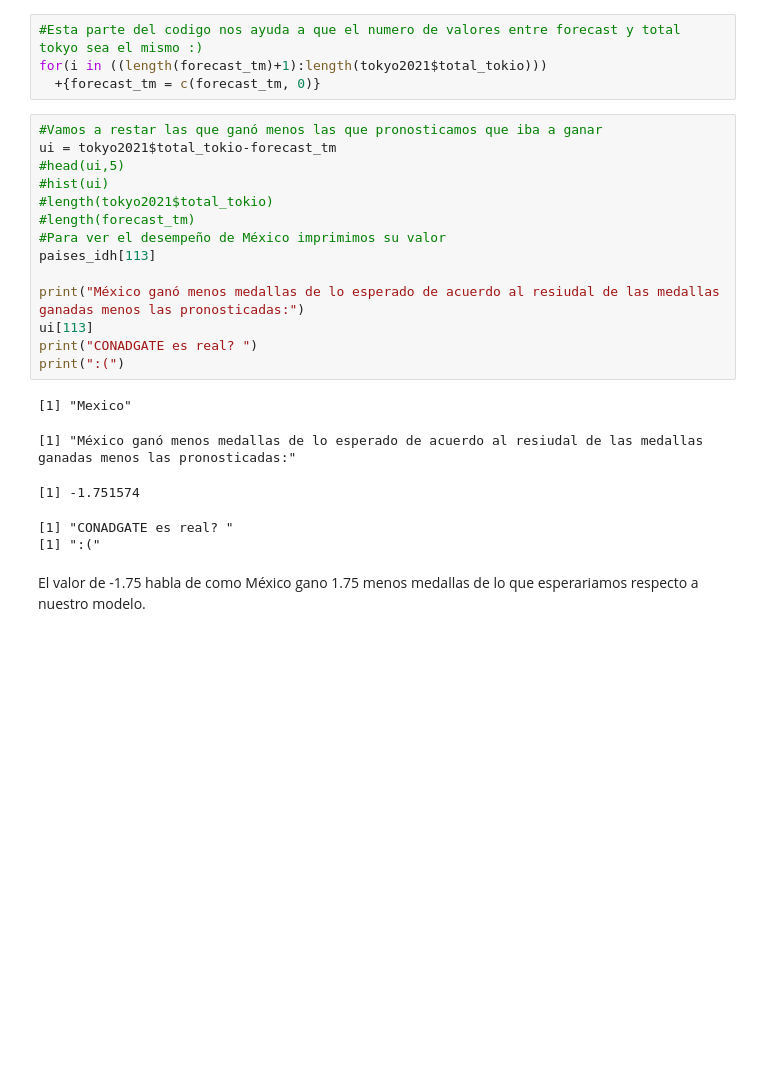
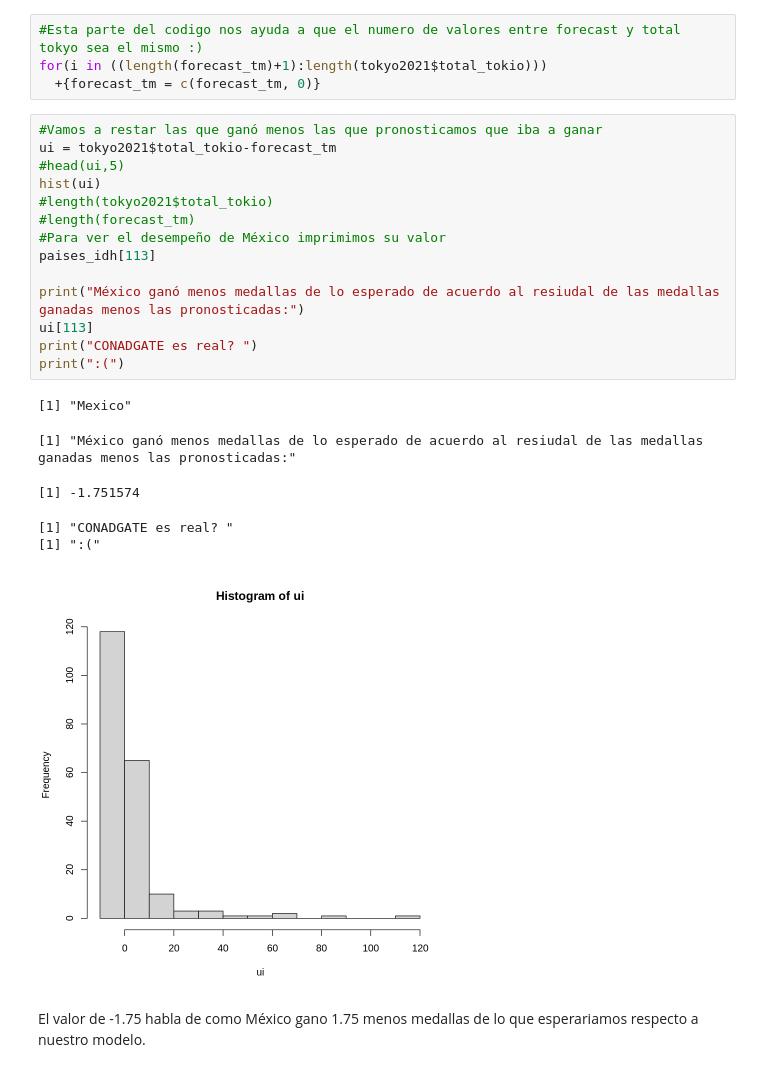
Before and after one commit to EnriqueZR/Fall_2021, a Jupyter notebook: Tarea_1_Microeconometria_aplicada.ipynb, the cells around one changed output. Drawn from its saved outputs; the diff is of its cells as text; blank space fills up the shorter version.

```diff
--- a/Tarea_1_Microeconometria_aplicada.ipynb
+++ b/Tarea_1_Microeconometria_aplicada.ipynb
@@ -573,23 +618,24 @@ for(i in ((length(forecast_tm)+1):length(tokyo2021$total_tokio)))
 # %%
 #Vamos a restar las que ganó menos las que pronosticamos que iba a ganar
 ui = tokyo2021$total_tokio-forecast_tm
 #head(ui,5)
-#hist(ui)
+hist(ui)
 #length(tokyo2021$total_tokio)
 #length(forecast_tm)
 #Para ver el desempeño de México imprimimos su valor
 paises_idh[113]
 
 print("México ganó menos medallas de lo esperado de acuerdo al resiudal de las medallas ganadas menos las pronosticadas:")
 ui[113]
 print("CONADGATE es real? ")
 print(":(")
 # %% [output]
 [1] "Mexico"
 [1] "México ganó menos medallas de lo esperado de acuerdo al resiudal de las medallas ganadas menos las pronosticadas:"
 [1] -1.751574
 [1] "CONADGATE es real? "
 [1] ":("
+[figure, added]
 # %% [markdown]
 El valor de -1.75 habla de como México gano 1.75 menos medallas de lo que esperariamos respecto a nuestro modelo.
 # %% [markdown]
```
Also changed, not shown: parts of 14 cells of this notebook.
